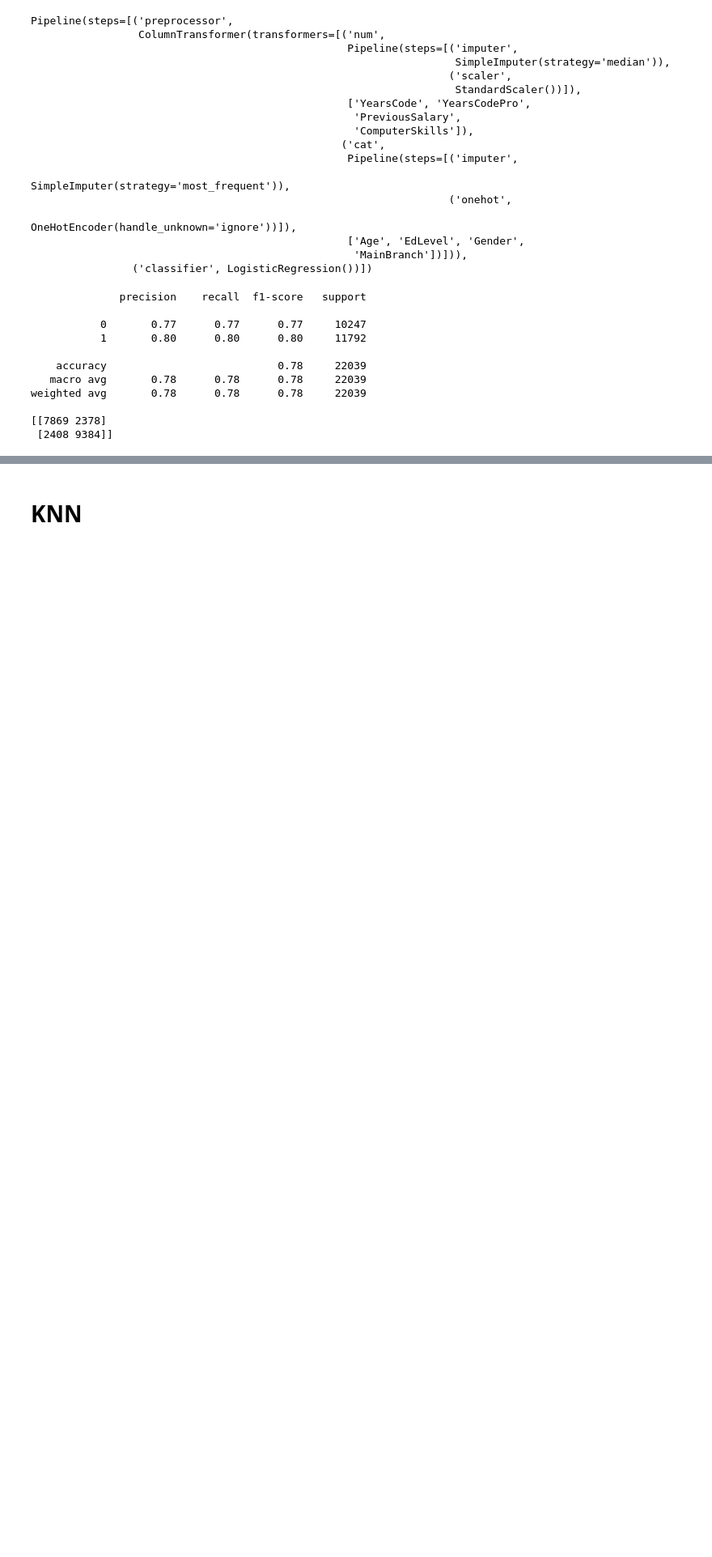
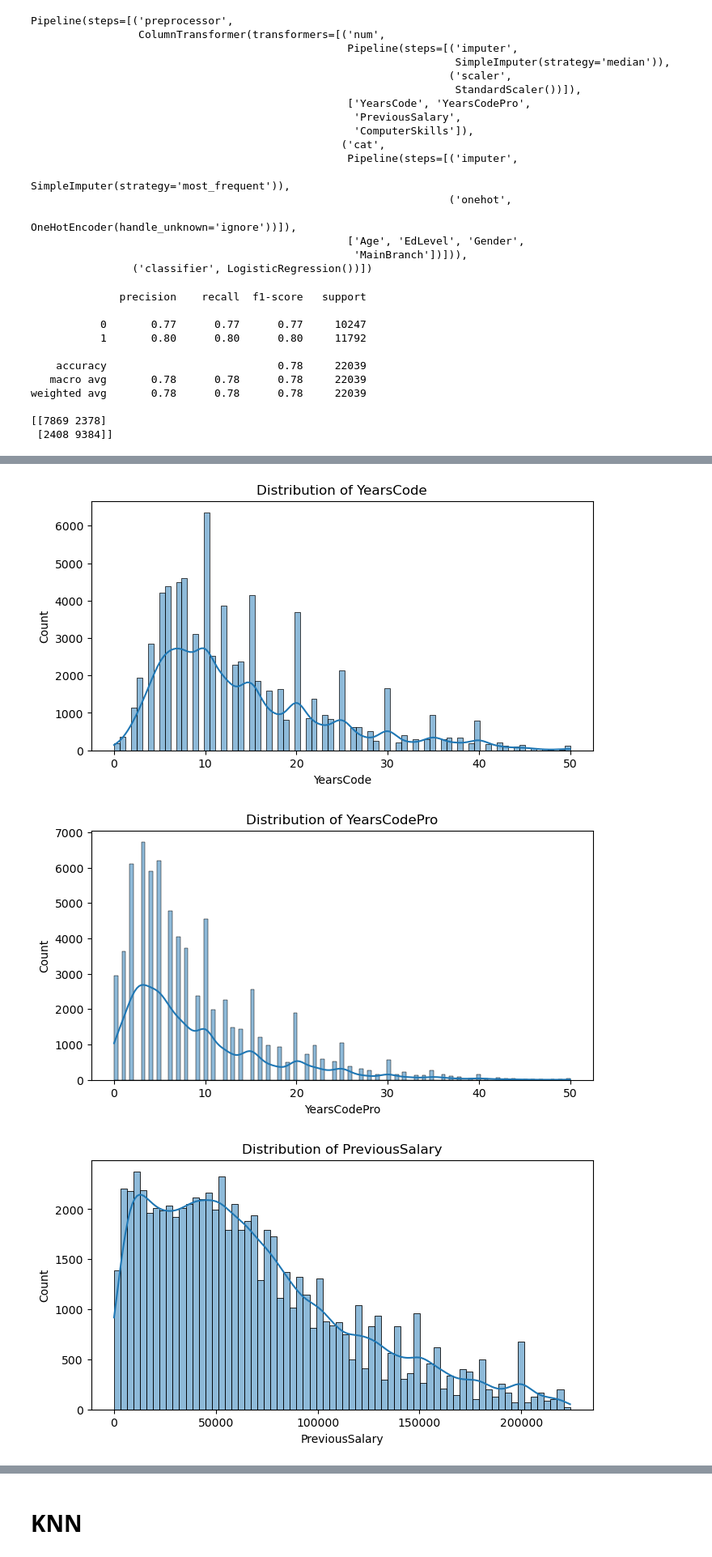
Before and after one commit to C21sja/KAN-CINTO1011U-Big-Data-ManagementPCS, a Jupyter notebook: Patty.ipynb, the cells around one changed output, grey strips where cells are left out. Shown: that part at 81% size. Cells and saved outputs as stored; diff of their text form; code cells hidden in the pictures; blank space fills up the shorter version.

```diff
--- a/Patty.ipynb
+++ b/Patty.ipynb
@@ -191,0 +205,18 @@ len(feature_names)
+# %%
+# Visualizing numerical columns
+for column in numerical_cols:
+    plt.figure(figsize=(8, 4))
+    sns.histplot(data=lr, x=column, kde=True)
+    plt.title(f'Distribution of {column}')
+    plt.show()
+
+# Visualizing categorical columns
+for column in categorical_cols:
+    plt.figure(figsize=(8, 4))
+    sns.countplot(data=lr, x=column)
+    plt.title(f'Count of categories in {column}')
+    plt.show()
+# %% [output]
+[figure, added]
+[figure, added]
+[figure, added]
```
Also changed, not shown: parts of 8 cells of this notebook.
